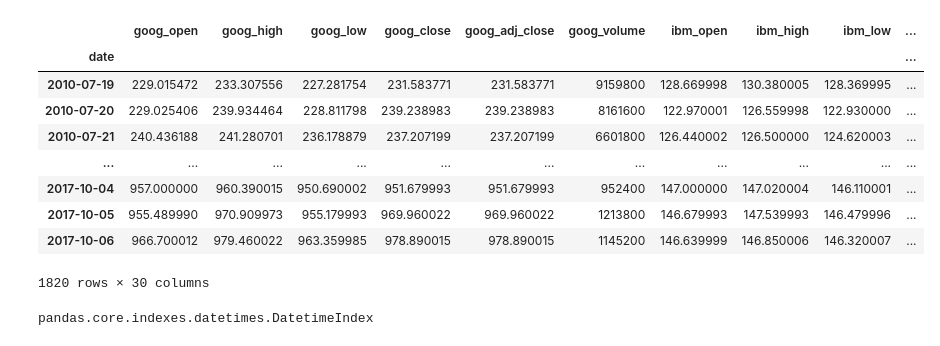
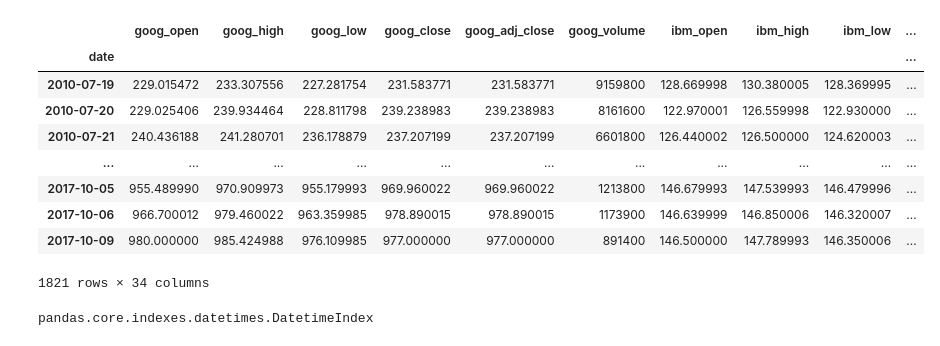
Before and after one commit to hackoregon/civicu-machine-learning, a Jupyter notebook: lessons/05-Time-Series/Time Series Plotting.ipynb, the cells around one changed output. Saved outputs shown, nothing was run; the diff lists cells and outputs as text; code cells hidden in the pictures.

```diff
--- a/lessons/05-Time-Series/Time Series Plotting.ipynb
+++ b/lessons/05-Time-Series/Time Series Plotting.ipynb
@@ -11,19 +11,19 @@ plt.style.use('seaborn')
 display(HTML(open("../shared-resources/jupyter.css", "r").read()))
 import mpld3
 # %%
-df = pd.read_csv('../shared-resources/time_series/time-series.csv', index_col=0, header=0, parse_dates=True)
+df = pd.read_csv('../shared-resources/time_series/time-series2.csv', index_col=0, header=0, parse_dates=True)
 df
 # %% [output]
 |  | goog_open | goog_high | goog_low | goog_close | goog_adj_close | goog_volume | ibm_open | ibm_high | ibm_low | ... |
 | date |  |  |  |  |  |  |  |  |  | ... |
 | 2010-07-19 | 229.015472 | 233.307556 | 227.281754 | 231.583771 | 231.583771 | 9159800 | 128.669998 | 130.380005 | 128.369995 | ... |
 | 2010-07-20 | 229.025406 | 239.934464 | 228.811798 | 239.238983 | 239.238983 | 8161600 | 122.970001 | 126.559998 | 122.930000 | ... |
 | 2010-07-21 | 240.436188 | 241.280701 | 236.178879 | 237.207199 | 237.207199 | 6601800 | 126.440002 | 126.500000 | 124.620003 | ... |
 | ... | ... | ... | ... | ... | ... | ... | ... | ... | ... | ... |
-| 2017-10-04 | 957.000000 | 960.390015 | 950.690002 | 951.679993 | 951.679993 | 952400 | 147.000000 | 147.020004 | 146.110001 | ... |
 | 2017-10-05 | 955.489990 | 970.909973 | 955.179993 | 969.960022 | 969.960022 | 1213800 | 146.679993 | 147.539993 | 146.479996 | ... |
-| 2017-10-06 | 966.700012 | 979.460022 | 963.359985 | 978.890015 | 978.890015 | 1145200 | 146.639999 | 146.850006 | 146.320007 | ... |
+| 2017-10-06 | 966.700012 | 979.460022 | 963.359985 | 978.890015 | 978.890015 | 1173900 | 146.639999 | 146.850006 | 146.320007 | ... |
+| 2017-10-09 | 980.000000 | 985.424988 | 976.109985 | 977.000000 | 977.000000 | 891400 | 146.500000 | 147.789993 | 146.350006 | ... |
-1820 rows × 30 columns
+1821 rows × 34 columns
 # %%
 type(df.index)
 # %% [output]
```
Also changed, not shown: parts of 4 cells of this notebook, 19 other files.
